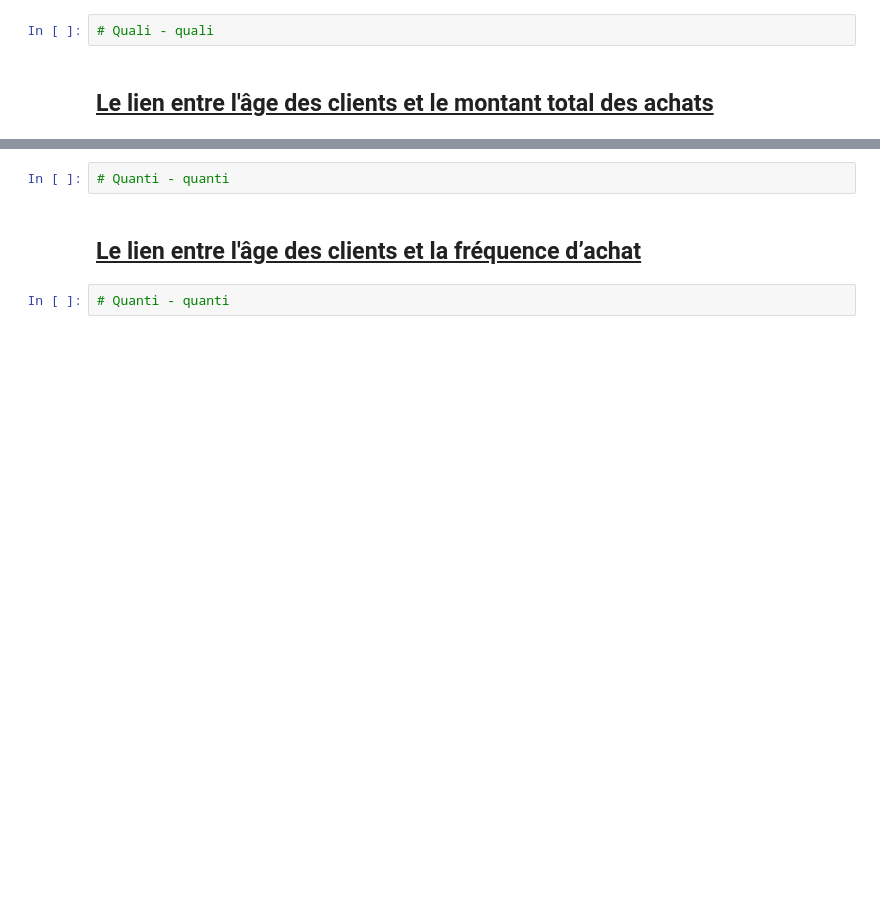
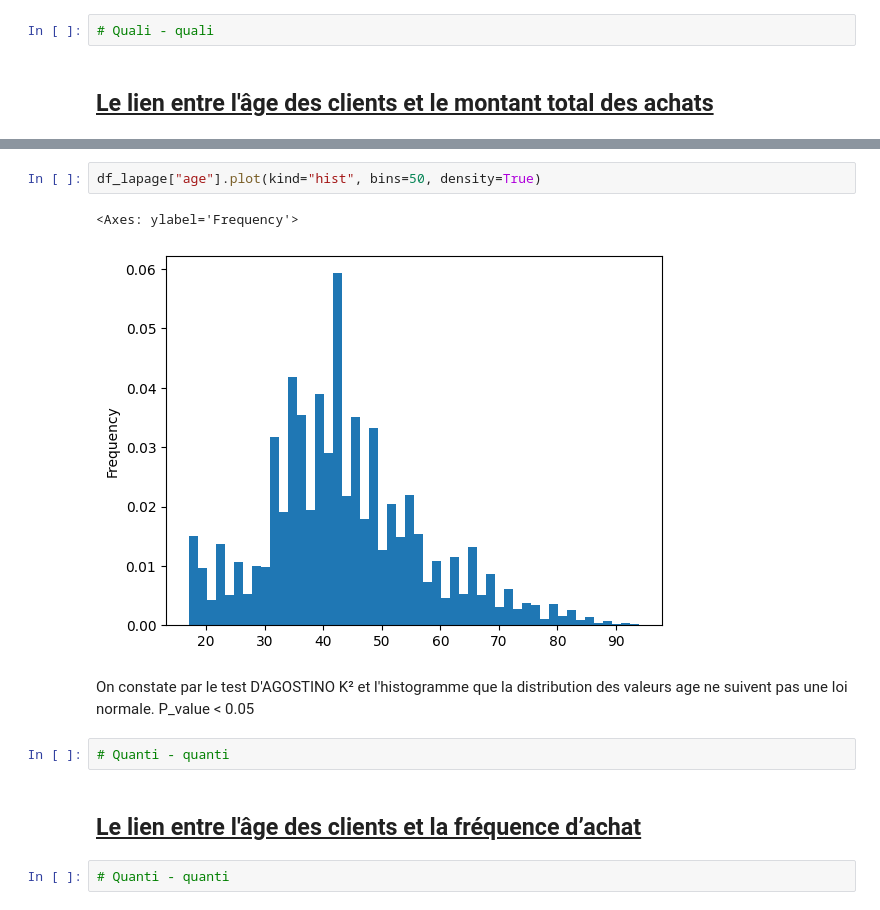
Before and after one commit to Julie-Data-Analyse/projet9_Lapage, a Jupyter notebook: notebooks/analyses_julie.ipynb, the cells around one changed output, grey strips where cells are left out. Saved outputs shown, nothing was run; the diff lists cells and outputs as text; blank space fills up the shorter version.

```diff
--- a/notebooks/analyses_julie.ipynb
+++ b/notebooks/analyses_julie.ipynb
@@ -77,3 +122,10 @@ df_lapage['sex'].value_counts().plot(kind='bar')
+# %%
+df_lapage["age"].plot(kind="hist", bins=50, density=True)
+# %% [output]
+<Axes: ylabel='Frequency'>
+[figure, added]
+# %% [markdown]
+On constate par le test D'AGOSTINO K² et l'histogramme que la distribution des valeurs age ne suivent pas une loi normale. P_value < 0.05
 # %%
 # Quanti - quanti
 # %% [markdown]
```
Also changed, not shown: parts of 9 cells of this notebook, 4 other files.
